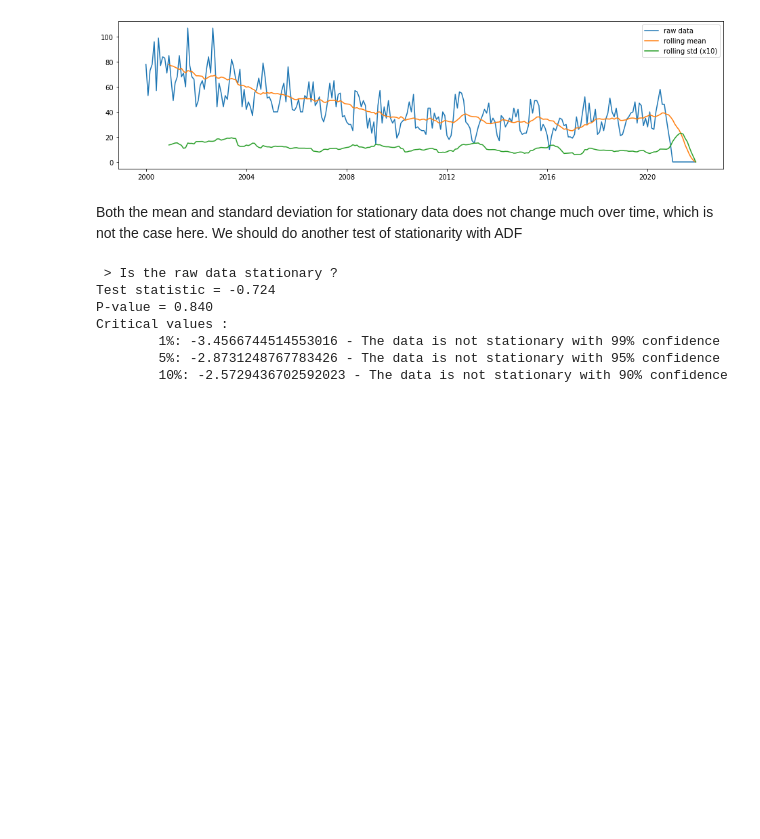
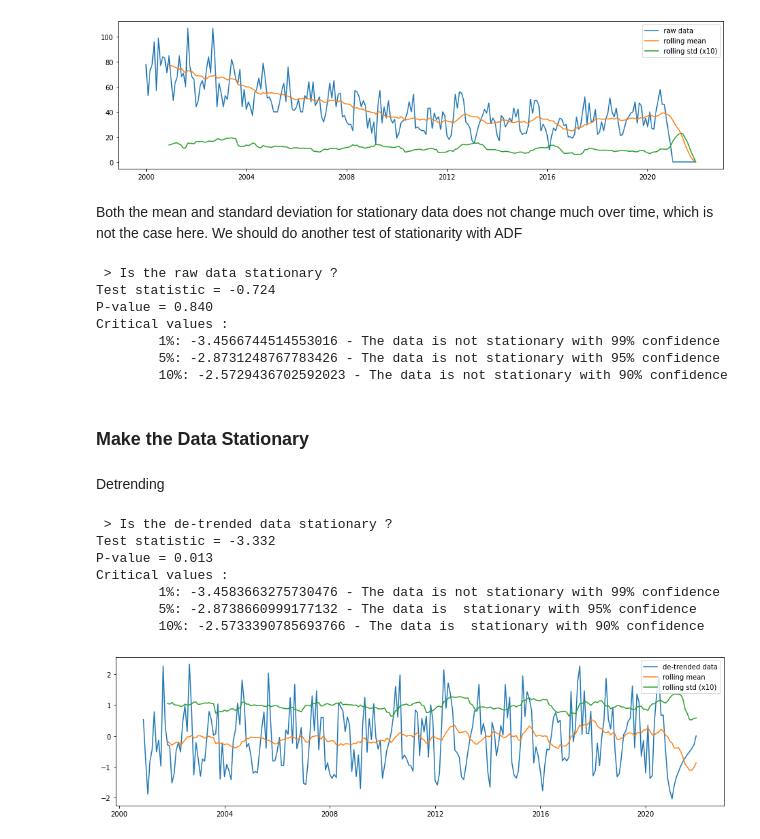
Before and after one commit to yassir28/AIChallenge, a Jupyter notebook: challenge.ipynb, the cells around one changed output. Saved outputs shown, nothing was run; the diff lists cells and outputs as text; code cells hidden in the pictures; blank space fills up the shorter version.

Commit message:
detrending

```diff
--- a/challenge.ipynb
+++ b/challenge.ipynb
@@ -327,3 +327,23 @@ Critical values :
         1%: -3.4566744514553016 - The data is not stationary with 99% confidence
         5%: -2.8731248767783426 - The data is not stationary with 95% confidence
         10%: -2.5729436702592023 - The data is not stationary with 90% confidence
+# %% [markdown]
+### Make the Data Stationary
+# %% [markdown]
+Detrending
+# %%
+#This method removes the underlying trend in the time series:
+y= our_pivot_table[('Alkoholunfälle', 'insgesamt')]
+y_detrend =  (y - y.rolling(window=12).mean())/y.rolling(window=12).std()
+
+test_stationarity(y_detrend,'de-trended data')
+ADF_test(y_detrend,'de-trended data')
+# %% [output]
+ > Is the de-trended data stationary ?
+Test statistic = -3.332
+P-value = 0.013
+Critical values :
+        1%: -3.4583663275730476 - The data is not stationary with 99% confidence
+        5%: -2.8738660999177132 - The data is  stationary with 95% confidence
+        10%: -2.5733390785693766 - The data is  stationary with 90% confidence
+[figure, added]
```
